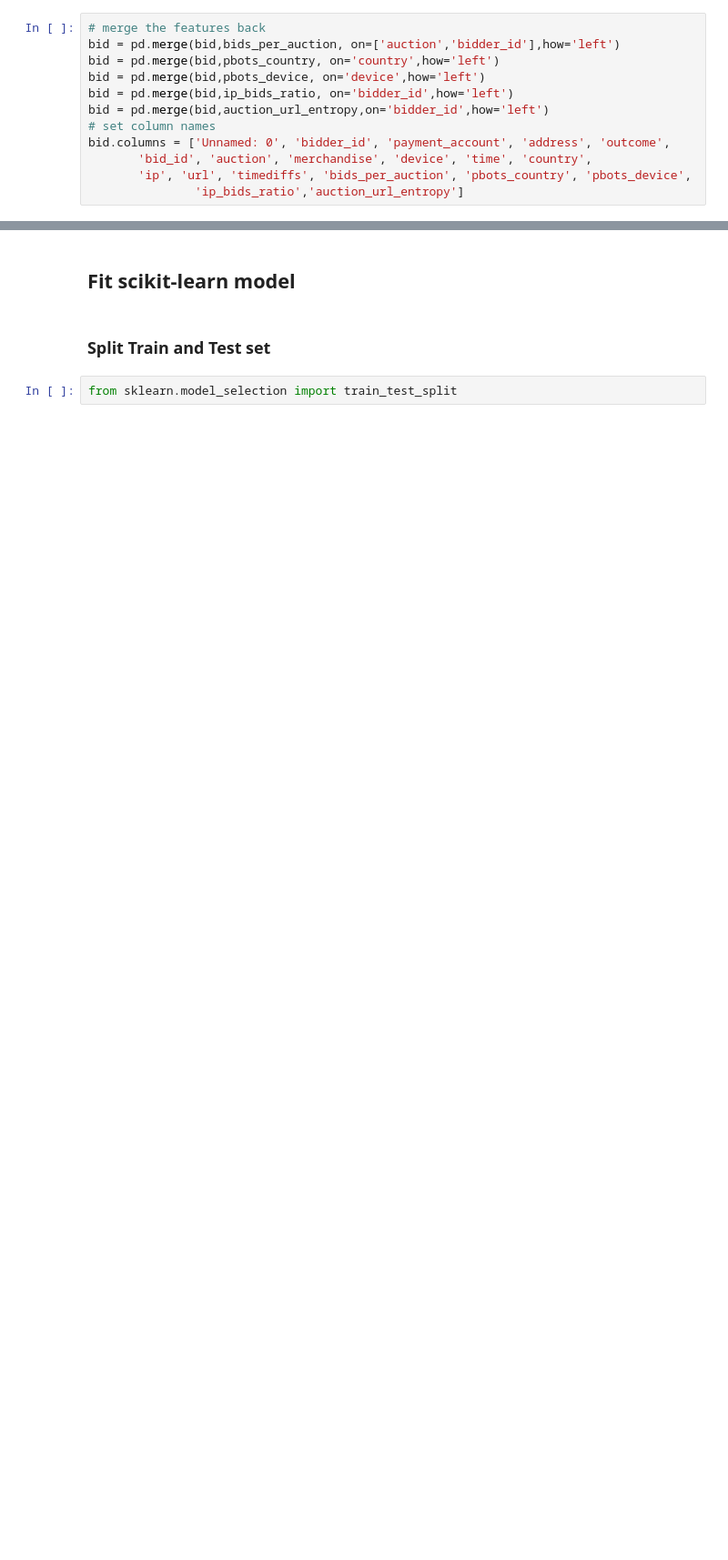
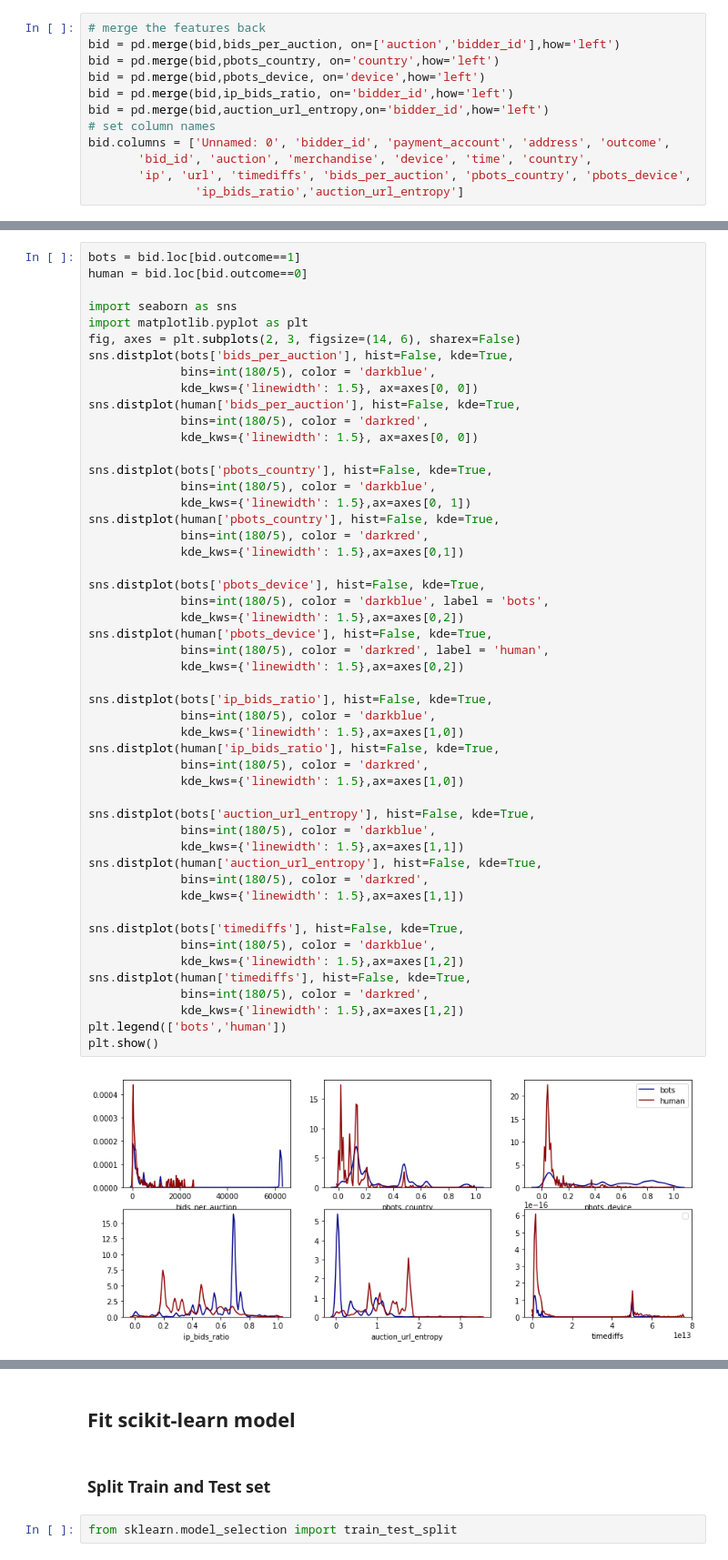
Before and after one commit to crystalxs/Human-or-Robot, a Jupyter notebook: final_project_checkin.ipynb, the cells around one changed output, grey strips where cells are left out. Shown: that part at 91% size. Drawn from its saved outputs; the diff is of its cells as text; blank space fills up the shorter version.

```diff
--- a/final_project_checkin.ipynb
+++ b/final_project_checkin.ipynb
@@ -223,0 +197,52 @@ bid_balance = bid_balance.dropna()
+# %%
+bots = bid.loc[bid.outcome==1]
+human = bid.loc[bid.outcome==0]
+
+import seaborn as sns
+import matplotlib.pyplot as plt
+fig, axes = plt.subplots(2, 3, figsize=(14, 6), sharex=False)
+sns.distplot(bots['bids_per_auction'], hist=False, kde=True,
+             bins=int(180/5), color = 'darkblue',
+             kde_kws={'linewidth': 1.5}, ax=axes[0, 0])
+sns.distplot(human['bids_per_auction'], hist=False, kde=True,
+             bins=int(180/5), color = 'darkred',
+             kde_kws={'linewidth': 1.5}, ax=axes[0, 0])
+
+sns.distplot(bots['pbots_country'], hist=False, kde=True,
+             bins=int(180/5), color = 'darkblue',
+             kde_kws={'linewidth': 1.5},ax=axes[0, 1])
+sns.distplot(human['pbots_country'], hist=False, kde=True,
+             bins=int(180/5), color = 'darkred',
+             kde_kws={'linewidth': 1.5},ax=axes[0,1])
+
+sns.distplot(bots['pbots_device'], hist=False, kde=True,
+             bins=int(180/5), color = 'darkblue', label = 'bots',
+             kde_kws={'linewidth': 1.5},ax=axes[0,2])
+sns.distplot(human['pbots_device'], hist=False, kde=True,
+             bins=int(180/5), color = 'darkred', label = 'human',
+             kde_kws={'linewidth': 1.5},ax=axes[0,2])
+
+sns.distplot(bots['ip_bids_ratio'], hist=False, kde=True,
+             bins=int(180/5), color = 'darkblue',
+             kde_kws={'linewidth': 1.5},ax=axes[1,0])
+sns.distplot(human['ip_bids_ratio'], hist=False, kde=True,
+             bins=int(180/5), color = 'darkred',
+             kde_kws={'linewidth': 1.5},ax=axes[1,0])
+
+sns.distplot(bots['auction_url_entropy'], hist=False, kde=True,
+             bins=int(180/5), color = 'darkblue',
+             kde_kws={'linewidth': 1.5},ax=axes[1,1])
+sns.distplot(human['auction_url_entropy'], hist=False, kde=True,
+             bins=int(180/5), color = 'darkred',
+             kde_kws={'linewidth': 1.5},ax=axes[1,1])
+
+sns.distplot(bots['timediffs'], hist=False, kde=True,
+             bins=int(180/5), color = 'darkblue',
+             kde_kws={'linewidth': 1.5},ax=axes[1,2])
+sns.distplot(human['timediffs'], hist=False, kde=True,
+             bins=int(180/5), color = 'darkred',
+             kde_kws={'linewidth': 1.5},ax=axes[1,2])
+plt.legend(['bots','human'])
+plt.show()
+# %% [output]
+[figure, added]
```
Also changed, not shown: parts of 28 cells of this notebook.
